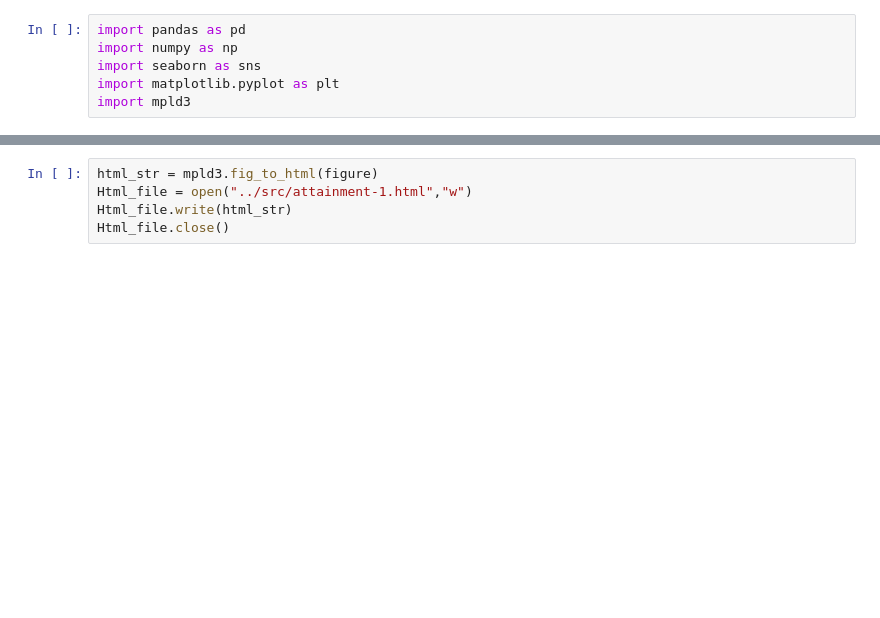
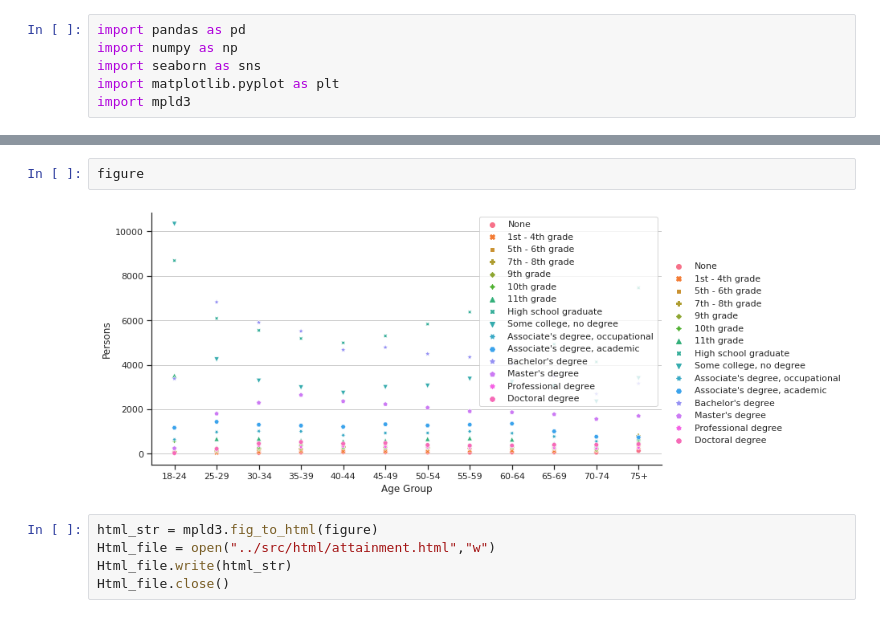
Before and after one commit to slhodak/eduworld, a Jupyter notebook: eduworld/noteboooks/attainment-1.ipynb, the cells around one changed output, grey strips where cells are left out. Cells and saved outputs as stored; diff of their text form; blank space fills up the shorter version.

```diff
--- a/eduworld/noteboooks/attainment-1.ipynb
+++ b/eduworld/noteboooks/attainment-1.ipynb
@@ -15,5 +18,9 @@ figure = plot.fig
+# %%
+figure
+# %% [output]
+[figure, added]
 # %%
 html_str = mpld3.fig_to_html(figure)
-Html_file = open("../src/attainment-1.html","w")
+Html_file = open("../src/html/attainment.html","w")
 Html_file.write(html_str)
 Html_file.close()
```
Also changed, not shown: parts of 1 cell of this notebook, 13 other files.
